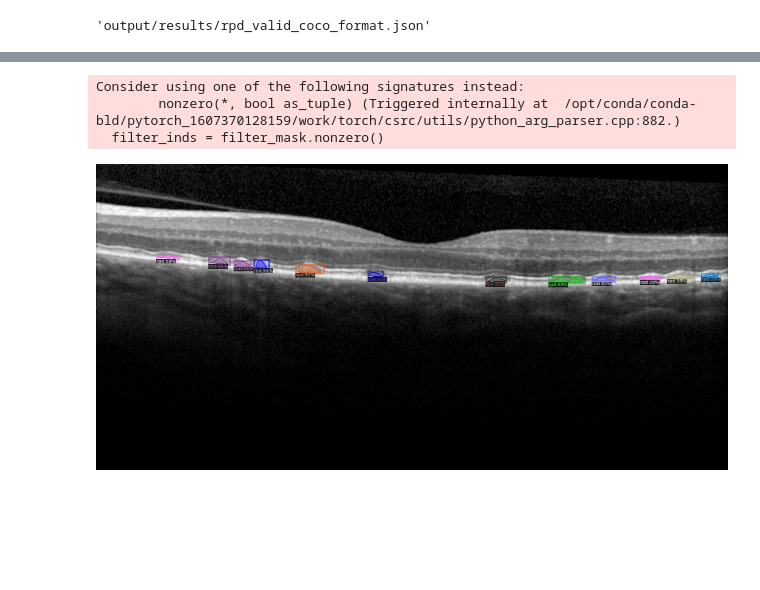
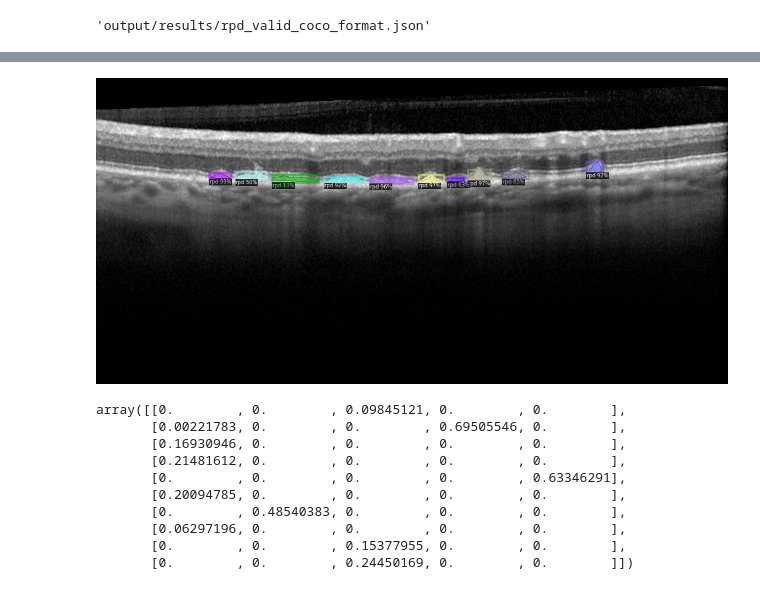
Before and after one commit to uw-biomedical-ml/detectron2-rpd-yb, a Jupyter notebook: run_inference_dataset.ipynb, the cells around one changed output, grey strips where cells are left out. Saved outputs shown, nothing was run; the diff lists cells and outputs as text; code cells hidden in the pictures; blank space fills up the shorter version.

```diff
--- a/run_inference_dataset.ipynb
+++ b/run_inference_dataset.ipynb
@@ -207,0 +210,12 @@ print(fp)
+# %%
+data = DatasetCatalog.get('rpd_valid')
+# %%
+imgId = '101109_OD_oct-002.png'
+imgId = '101109_OD_oct-003.png'
+imgId = '101109_OD_oct-009.png'
+imgId = '101109_OD_oct-007.png'
+#imgId = '101109_OD_oct-013.png'
+imgId = '101113_OS_oct-039.png'
+gt_data = next(item for item in data if (item['image_id'] == imgId))
+next(item for item in mycoco.evalImgs if (item['image_id'] == imgId))
+#mycoco.evalImgs
@@ -207,0 +240,13 @@ print(fp)
+# %%
+dat = gt_data #gt
+im = cv2.imread(dat['file_name']) #input to model
+bboxes = [ddict['bbox'] for ddict in dat['annotations']]
+BBoxes = detectron2.structures.Boxes(bboxes)
+BBoxes = detectron2.structures.BoxMode.convert(BBoxes.tensor,from_mode=1,to_mode=0) #1= XYXY, 2 = XYWH
+segs = [ddict['segmentation'] for ddict in dat['annotations']]
+
+v = Visualizer(im, MetadataCatalog.get("rpd_valid"), scale=1.0)
+result_image = v.overlay_instances(boxes=BBoxes,masks=segs).get_image()
+img = Image.fromarray(result_image)
+print(im.shape)
+img
@@ -208,17 +256,25 @@ print(fp)
 # %%
 pred = DefaultPredictor(cfg)
 outputs = pred(im)["instances"].to("cpu")
-th = 0.1
-filtered = outputs[outputs.scores > th]
+#outputs
-# %% [output]
-Consider using one of the following signatures instead:
-        nonzero(*, bool as_tuple) (Triggered internally at  /opt/conda/conda-bld/pytorch_1607370128159/work/torch/csrc/utils/python_arg_parser.cpp:882.)
-  filter_inds = filter_mask.nonzero()
 # %%
 v2 = Visualizer(im, MetadataCatalog.get("rpd_valid"), scale=1.0)
-v2._default_font_size = 12
-result_model = v2.draw_instance_predictions(filtered).get_image()
+v2._default_font_size = 14
+result_model = v2.draw_instance_predictions(outputs).get_image()
 img_model = Image.fromarray(result_model)
 img_model
 # %% [output]
-[figure, old version]
+[figure, new version]
+# %%
+mycoco.computeIoU(imgId,0)
+# %% [output]
+array([[0.        , 0.        , 0.09845121, 0.        , 0.        ],
+       [0.00221783, 0.        , 0.        , 0.69505546, 0.        ],
+       [0.16930946, 0.        , 0.        , 0.        , 0.        ],
+       [0.21481612, 0.        , 0.        , 0.        , 0.        ],
+       [0.        , 0.        , 0.        , 0.        , 0.63346291],
+       [0.20094785, 0.        , 0.        , 0.        , 0.        ],
+       [0.        , 0.48540383, 0.        , 0.        , 0.        ],
+       [0.06297196, 0.        , 0.        , 0.        , 0.        ],
+       [0.        , 0.        , 0.15377955, 0.        , 0.        ],
+       [0.        , 0.        , 0.24450169, 0.        , 0.        ]])
```
Also changed, not shown: parts of 13 cells of this notebook, 2 other files.
